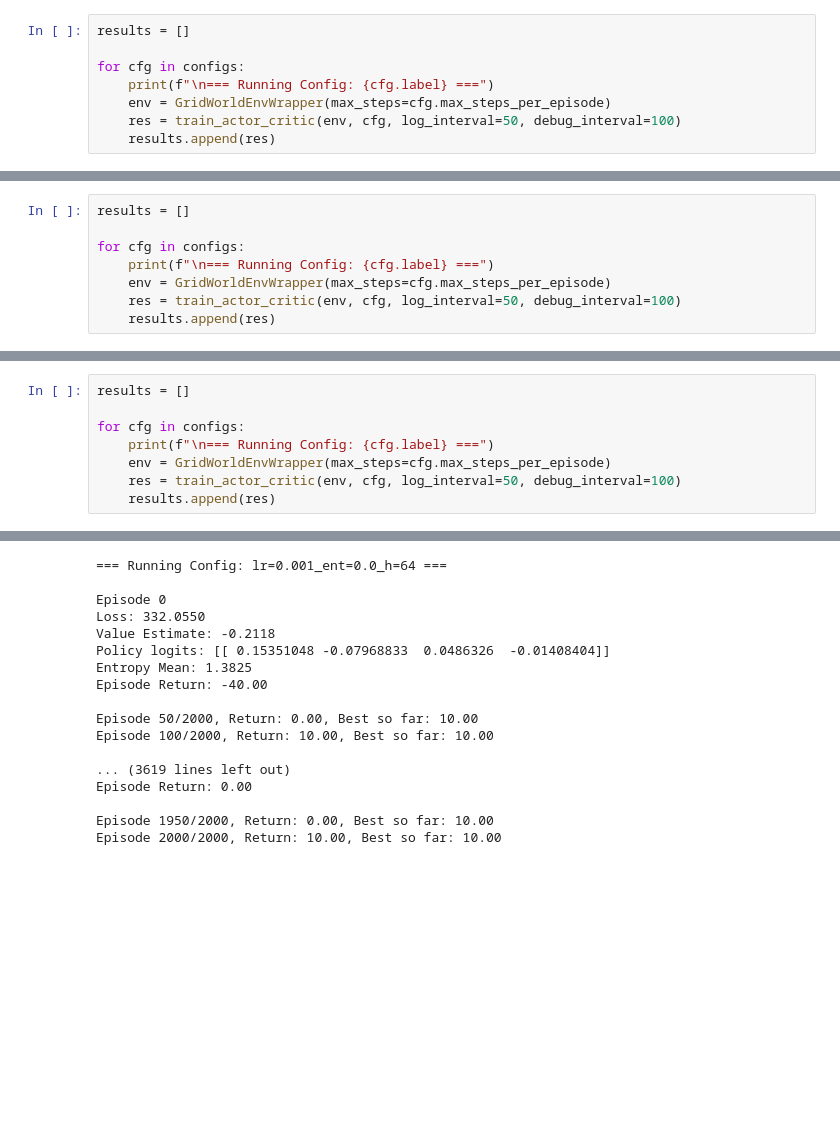
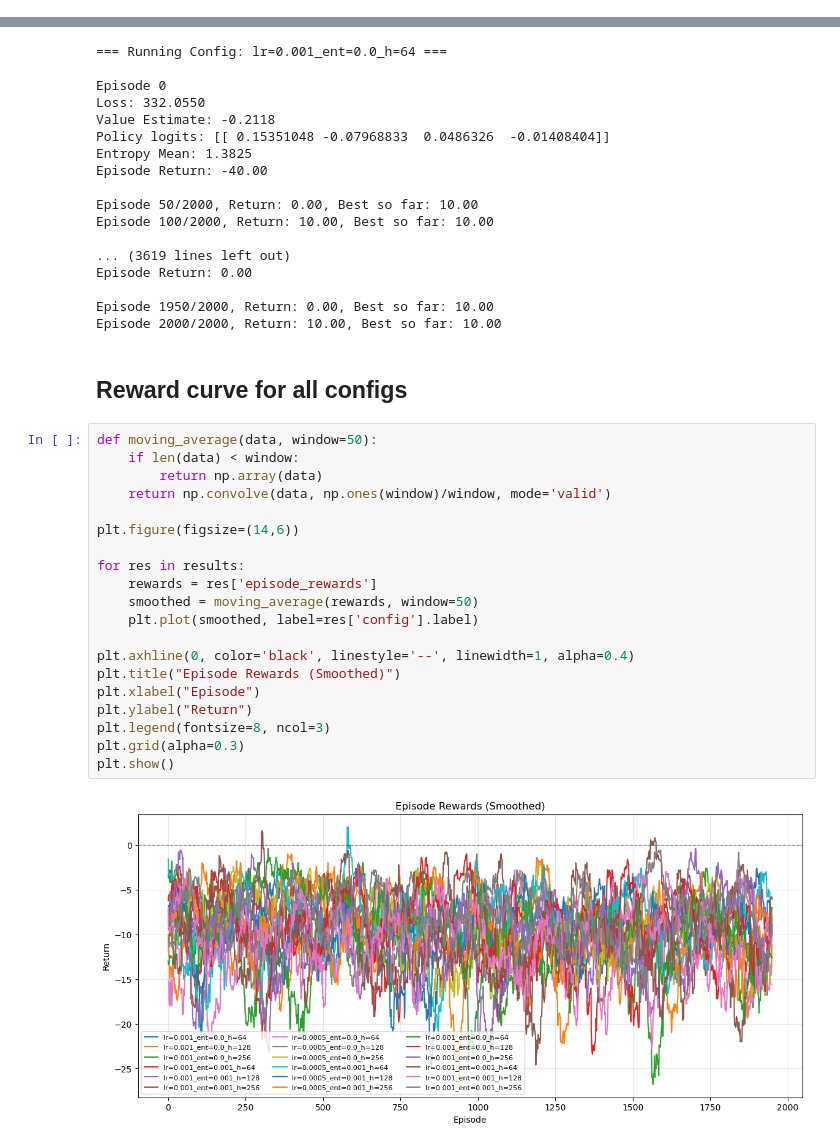
Before and after one commit to A-N1khil/compsci687-final-project, a Jupyter notebook: gridworld_ac.ipynb, the cells around one changed output, grey strips where cells are left out. Drawn from its saved outputs; the diff is of its cells as text; blank space fills up the shorter version.

```diff
--- a/gridworld_ac.ipynb
+++ b/gridworld_ac.ipynb
@@ -31,8 +12,0 @@ configs
-# %%
-results = []
-
-for cfg in configs:
-    print(f"\n=== Running Config: {cfg.label} ===")
-    env = GridWorldEnvWrapper(max_steps=cfg.max_steps_per_episode)
-    res = train_actor_critic(env, cfg, log_interval=50, debug_interval=100)
-    results.append(res)
@@ -93,8 +12,0 @@ len(configs)
-# %%
-results = []
-
-for cfg in configs:
-    print(f"\n=== Running Config: {cfg.label} ===")
-    env = GridWorldEnvWrapper(max_steps=cfg.max_steps_per_episode)
-    res = train_actor_critic(env, cfg, log_interval=50, debug_interval=100)
-    results.append(res)
@@ -152,8 +12,0 @@ len(configs)
-# %%
-results = []
-
-for cfg in configs:
-    print(f"\n=== Running Config: {cfg.label} ===")
-    env = GridWorldEnvWrapper(max_steps=cfg.max_steps_per_episode)
-    res = train_actor_critic(env, cfg, log_interval=50, debug_interval=100)
-    results.append(res)
@@ -234,3 +69,27 @@ Episode Return: 0.00
 
 Episode 1950/2000, Return: 0.00, Best so far: 10.00
 Episode 2000/2000, Return: 10.00, Best so far: 10.00
+# %% [markdown]
+## Reward curve for all configs
+# %%
+def moving_average(data, window=50):
+    if len(data) < window:
+        return np.array(data)
+    return np.convolve(data, np.ones(window)/window, mode='valid')
+
+plt.figure(figsize=(14,6))
+
+for res in results:
+    rewards = res['episode_rewards']
+    smoothed = moving_average(rewards, window=50)
+    plt.plot(smoothed, label=res['config'].label)
+
+plt.axhline(0, color='black', linestyle='--', linewidth=1, alpha=0.4)
+plt.title("Episode Rewards (Smoothed)")
+plt.xlabel("Episode")
+plt.ylabel("Return")
+plt.legend(fontsize=8, ncol=3)
+plt.grid(alpha=0.3)
+plt.show()
+# %% [output]
+[figure, added]
```
Also changed, not shown: parts of 20 cells of this notebook, 1 other file.
